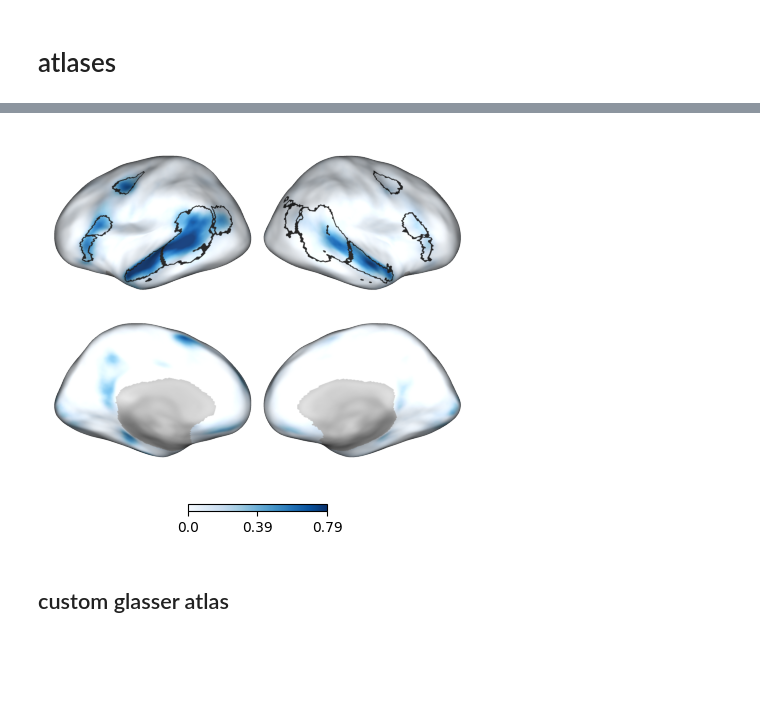
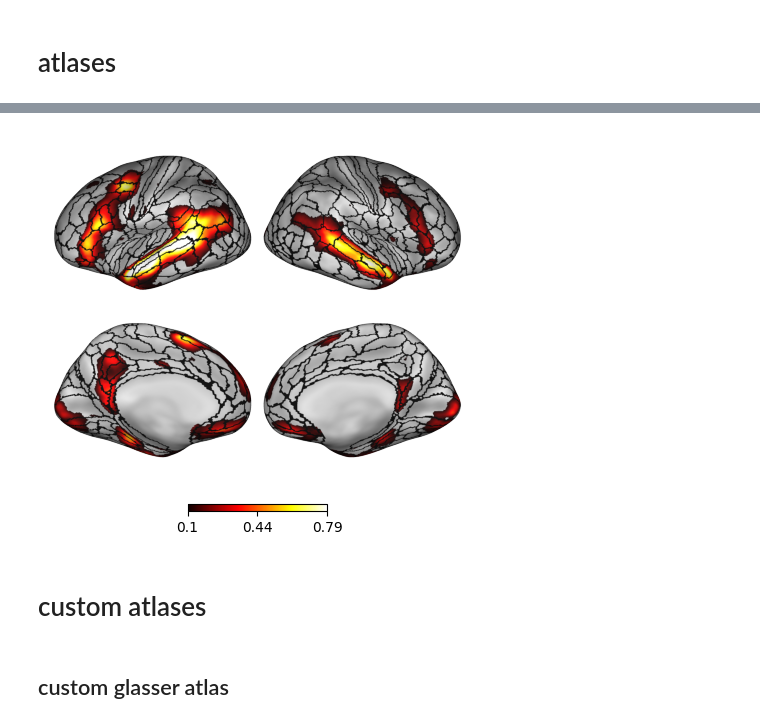
Before and after one commit to YeajuDianaKim394/EncodingModels, a Jupyter notebook: code/atlas.ipynb, the cells around one changed output, grey strips where cells are left out. Cells and saved outputs as stored; diff of their text form; code cells hidden in the pictures; blank space fills up the shorter version.

```diff
--- a/code/atlas.ipynb
+++ b/code/atlas.ipynb
@@ -38,6 +83,8 @@ fig.show()
 # %%
-plot.surface_plot(lana_atlas.label_img, vmin=0, cmap='Blues', atlas=lang_atlas);
+fig = plot.surface_plot(lana_atlas.label_img, vmin=0.1, threshold='vmin', cmap='hot', atlas=glasser)
 # %% [output]
-[figure, old version]
+[figure, new version]
+# %% [markdown]
+# custom atlases
 # %% [markdown]
 ## custom glasser atlas
```
Also changed, not shown: parts of 52 cells of this notebook, 3 other files.
